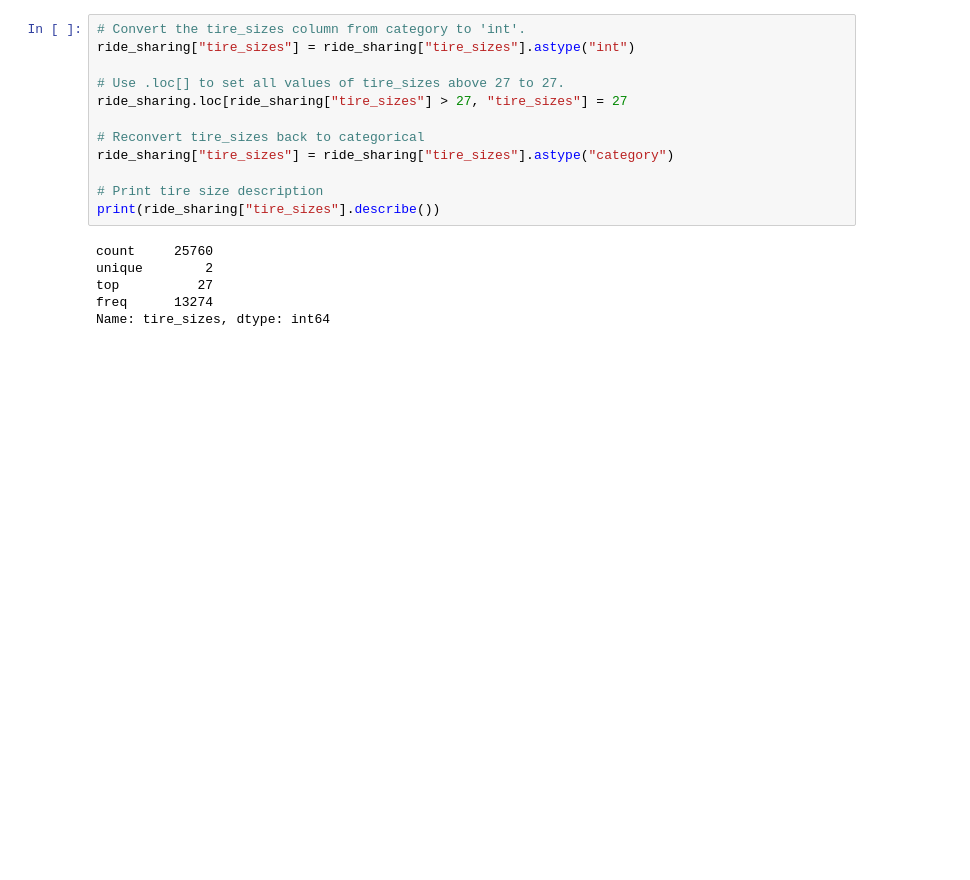
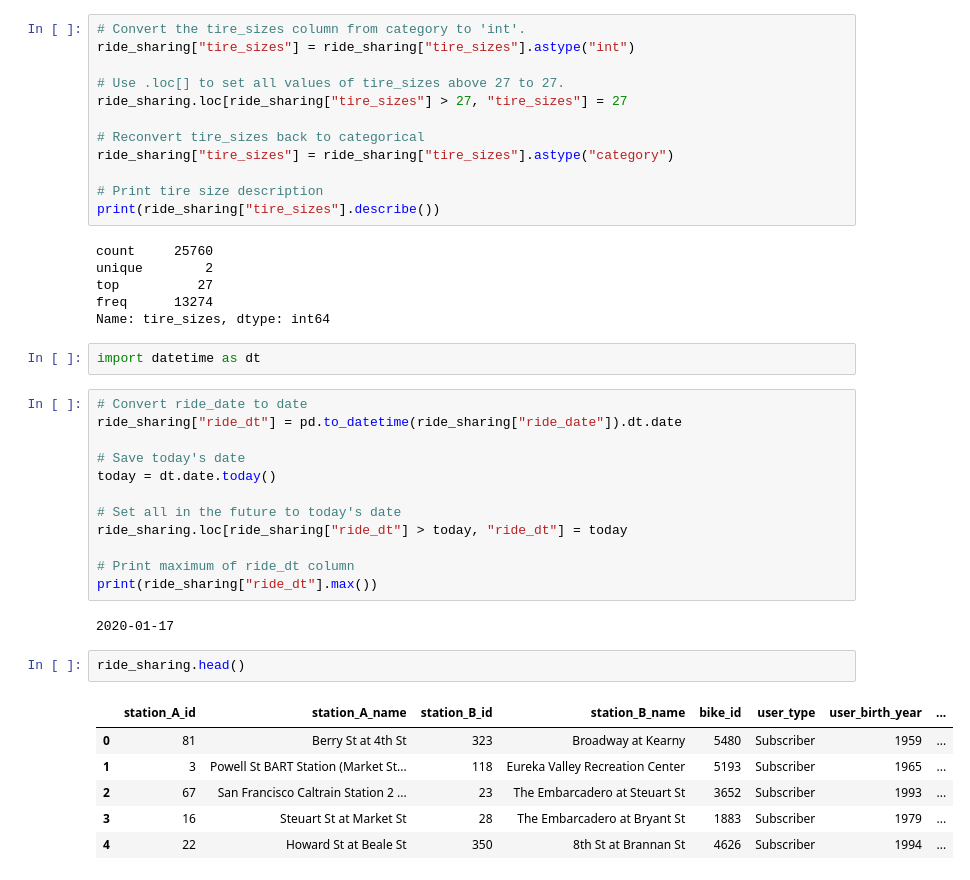
Before and after one commit to jhlopesalves/data-science-notebooks, a Jupyter notebook: Python/data_manipulation/pandas/cleaning_data/cleaning_data.ipynb, the cells around one changed output. Cells and saved outputs as stored; diff of their text form; blank space fills up the shorter version.

```diff
--- a/Python/data_manipulation/pandas/cleaning_data/cleaning_data.ipynb
+++ b/Python/data_manipulation/pandas/cleaning_data/cleaning_data.ipynb
@@ -219,3 +242,28 @@ unique        2
 top          27
 freq      13274
 Name: tire_sizes, dtype: int64
+# %%
+import datetime as dt
+# %%
+# Convert ride_date to date
+ride_sharing["ride_dt"] = pd.to_datetime(ride_sharing["ride_date"]).dt.date
+
+# Save today's date
+today = dt.date.today()
+
+# Set all in the future to today's date
+ride_sharing.loc[ride_sharing["ride_dt"] > today, "ride_dt"] = today
+
+# Print maximum of ride_dt column
+print(ride_sharing["ride_dt"].max())
+# %% [output]
+2020-01-17
+# %%
+ride_sharing.head()
+# %% [output]
+|  | station_A_id | station_A_name | station_B_id | station_B_name | bike_id | user_type | user_birth_year | ... |
+| 0 | 81 | Berry St at 4th St | 323 | Broadway at Kearny | 5480 | Subscriber | 1959 | ... |
+| 1 | 3 | Powell St BART Station (Market St... | 118 | Eureka Valley Recreation Center | 5193 | Subscriber | 1965 | ... |
+| 2 | 67 | San Francisco Caltrain Station 2 ... | 23 | The Embarcadero at Steuart St | 3652 | Subscriber | 1993 | ... |
+| 3 | 16 | Steuart St at Market St | 28 | The Embarcadero at Bryant St | 1883 | Subscriber | 1979 | ... |
+| 4 | 22 | Howard St at Beale St | 350 | 8th St at Brannan St | 4626 | Subscriber | 1994 | ... |
```
Also changed, not shown: parts of 4 cells of this notebook, 1 other file.
